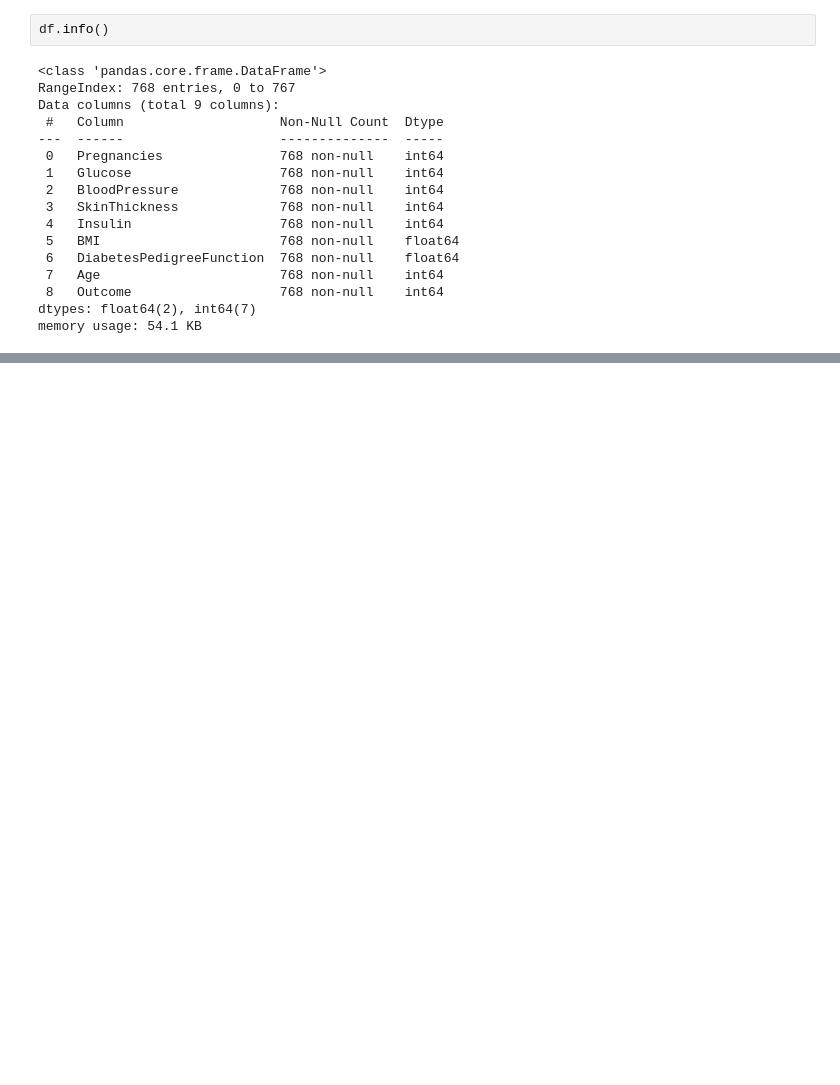
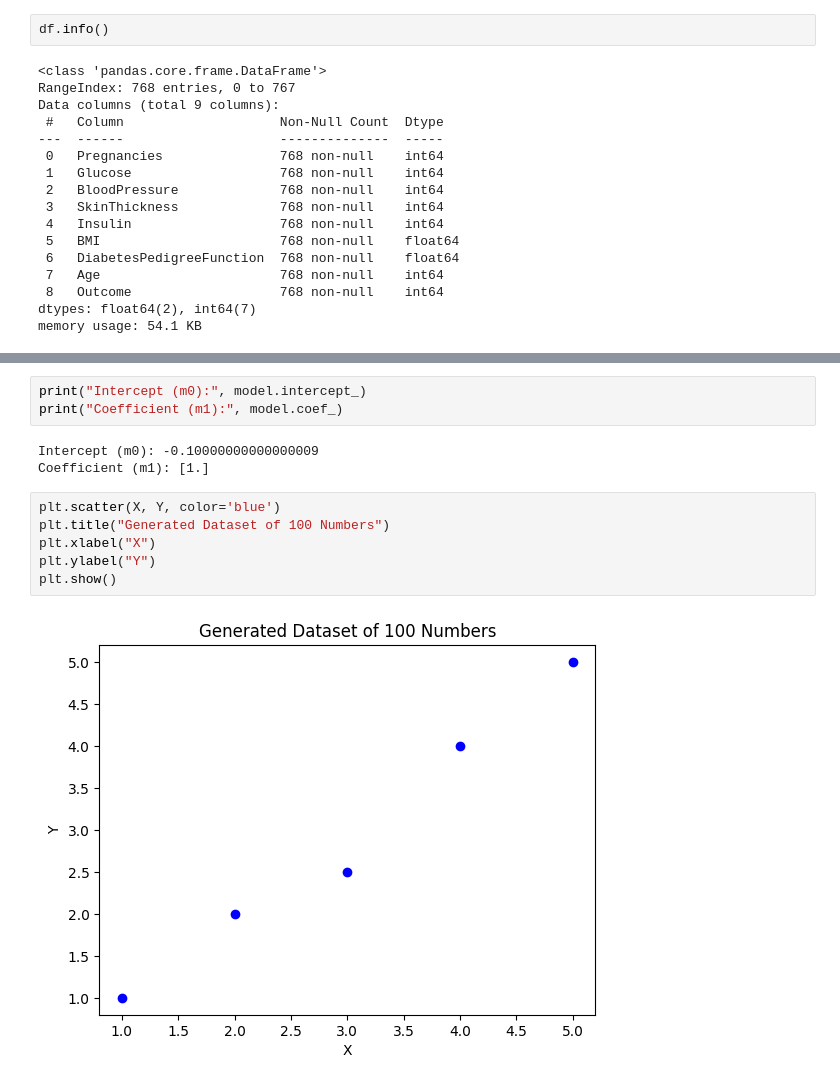
Before and after one commit to Tanishka5D0/tani5d0, a Jupyter notebook: Untitled1.ipynb, the cells around one changed output, grey strips where cells are left out. Cells and saved outputs as stored; diff of their text form; blank space fills up the shorter version.

```diff
--- a/Untitled1.ipynb
+++ b/Untitled1.ipynb
@@ -88,0 +112,14 @@ df.describe()
+# %%
+print("Intercept (m0):", model.intercept_)
+print("Coefficient (m1):", model.coef_)
+# %% [output]
+Intercept (m0): -0.10000000000000009
+Coefficient (m1): [1.]
+# %%
+plt.scatter(X, Y, color='blue')
+plt.title("Generated Dataset of 100 Numbers")
+plt.xlabel("X")
+plt.ylabel("Y")
+plt.show()
+# %% [output]
+[figure, added]
```
Also changed, not shown: parts of 5 cells of this notebook.
